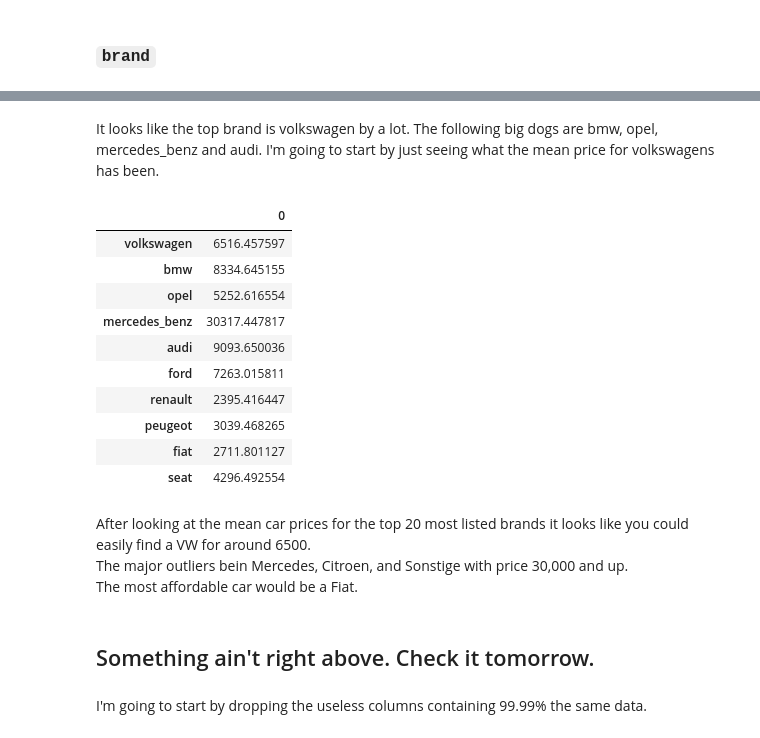
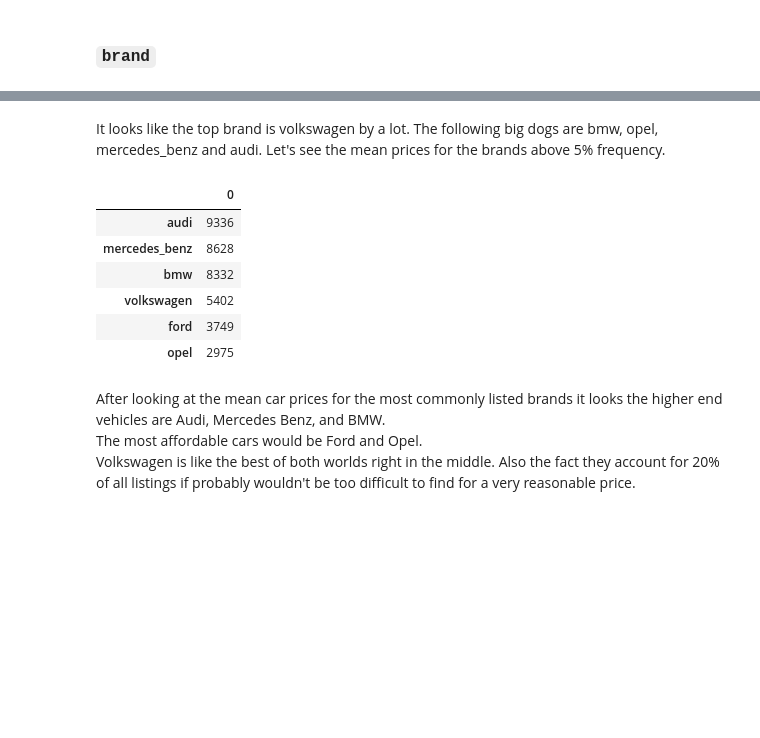
Before and after one commit to capncrockett/Dataquest, a Jupyter notebook: eBay Car Sales/ebay_car_sales.ipynb, the cells around one changed output, grey strips where cells are left out. Cells and saved outputs as stored; diff of their text form; code cells hidden in the pictures; blank space fills up the shorter version.

Commit message:
Fix problem with brand.mean(). Reorder useless columns drops to top. Things are better now.

```diff
--- a/eBay Car Sales/ebay_car_sales.ipynb
+++ b/eBay Car Sales/ebay_car_sales.ipynb
@@ -139,0 +147,4 @@ All the date specific columns have a date format. Gonna have to make sure those
+# %%
+autos.drop(['seller', 'offer_type', 'picture_count'], axis=1, inplace=True)
+
+autos.describe(include='all')
@@ -250,0 +278,3 @@ Name: price, dtype: int64
+# %%
+autos = autos[autos["price"].between(1,351000)]
+autos["price"].describe()
@@ -453,4 +500,4 @@ Name: registration_year, Length: 78, dtype: float64
 # %%
-brands = autos["brand"]
-brands.value_counts()
+brands_count = autos["brand"].value_counts(normalize=True)
+round(brands_count * 100, 2)
 # %% [output]
@@ -474,57 +521,26 @@ Name: brand, dtype: int64
 # %% [markdown]
-It looks like the top brand is volkswagen by a lot. The following big dogs are bmw, opel, mercedes_benz and audi. I'm going to start by just seeing what the mean price for volkswagens has been.
+It looks like the top brand is volkswagen by a lot. The following big dogs are bmw, opel, mercedes_benz and audi. Let's see the mean prices for the brands above 5% frequency.
 # %%
-
-
-# lada = autos[autos['brand'] == 'lada']
-# # lada.describe(include='all')
-# print(lada['price'].mean())
+common_brands = brands_count[brands_count > 0.05].index
 
 top_brand_avg = {}
 
-top_10_brands = autos["brand"].value_counts().index[:10]
+for b in common_brands:
+    b_rows = autos[autos['brand'] == b]
+    b_prices = b_rows['price']
+    mean_price = b_prices.mean()
+    top_brand_avg[b] = int(mean_price)
 
-for b in top_10_brands:
-    b_rows_df = autos[autos['brand'] == b]
-    prices = b_rows_df['price']
-    mean_price = prices.mean()
-    top_brand_avg[b] = mean_price
-
-
-pd.DataFrame.from_dict(top_brand_avg, orient='index')
-
-# # Creating the dataframe
-# df = pd.DataFrame({"A":[1, 2, 3],
-#                    "B":[3, 4, 6],
-#                    "C":[1, 2, 3],
-#                    "D":[1, 2, 3]})
-
-# # Print the dataframe
-# second_col = df.mean(axis=1)[1]
-# print(type(second_col))
-
-
-
-# bmw = autos[autos['brand'] == 'bmw']
-# bmw_prices = bmw['price']
-# bmw_prices.mean()
+pd.DataFrame.from_dict(top_brand_avg, orient='index').sort_values(by=0, ascending=False)
 # %% [output]
 |  | 0 |
-| volkswagen | 6516.457597 |
-| bmw | 8334.645155 |
-| opel | 5252.616554 |
-| mercedes_benz | 30317.447817 |
-| audi | 9093.650036 |
-| ford | 7263.015811 |
-| renault | 2395.416447 |
-| peugeot | 3039.468265 |
-| fiat | 2711.801127 |
-| seat | 4296.492554 |
+| audi | 9336 |
+| mercedes_benz | 8628 |
+| bmw | 8332 |
+| volkswagen | 5402 |
+| ford | 3749 |
+| opel | 2975 |
 # %% [markdown]
-After looking at the mean car prices for the top 20 most listed brands it looks like you could easily find a VW for around 6500.
-The major outliers bein Mercedes, Citroen, and Sonstige with price 30,000 and up.
-The most affordable car would be a Fiat.
+After looking at the mean car prices for the most commonly listed brands it looks the higher end vehicles are Audi, Mercedes Benz, and BMW.
+The most affordable cars would be Ford and Opel.
+Volkswagen is like the best of both worlds right in the middle. Also the fact they account for 20% of all listings if probably wouldn't be too difficult to find for a very reasonable price.
-# %% [markdown]
-## Something ain't right above. Check it tomorrow.
-# %% [markdown]
-I'm going to start by dropping the useless columns containing 99.99% the same data.
```
Also changed, not shown: parts of 22 cells of this notebook.
